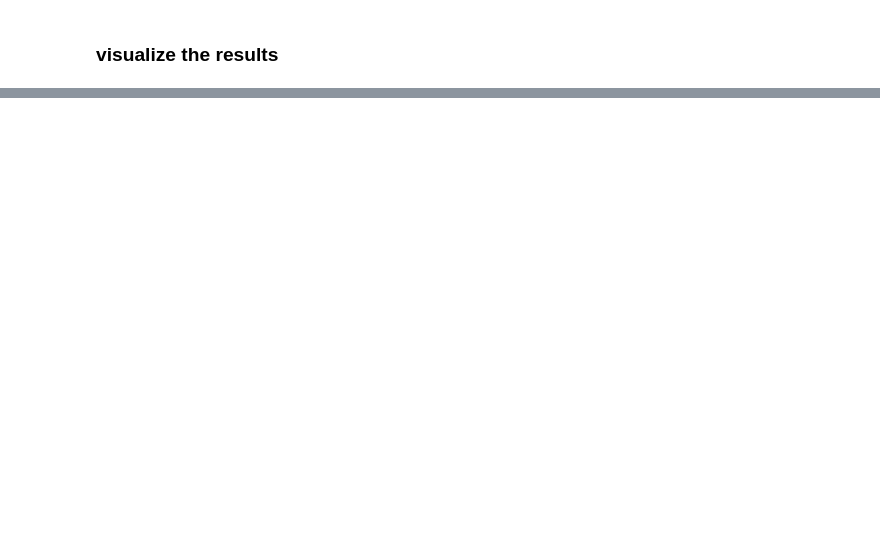
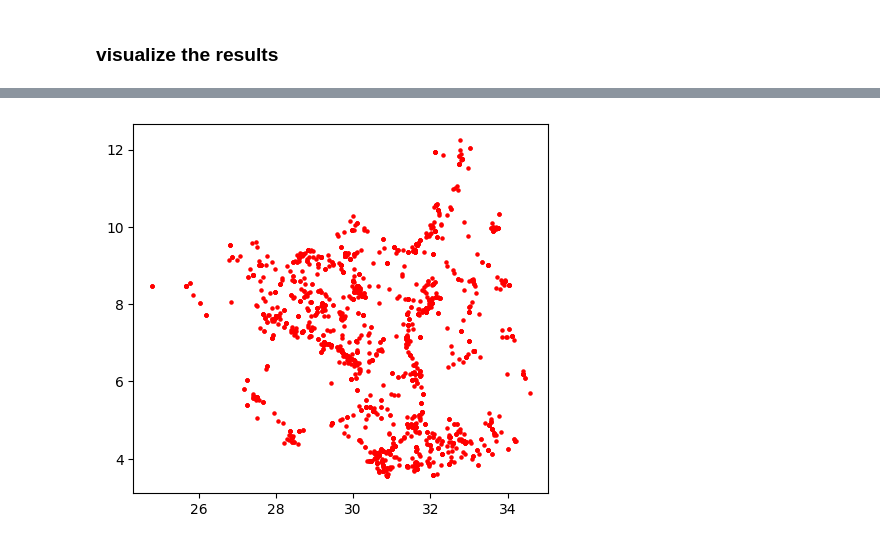
Before and after one commit to kaylanhua/conflicts, a Jupyter notebook: hoch/random_forest.ipynb, the cells around one changed output, grey strips where cells are left out. Saved outputs shown, nothing was run; the diff lists cells and outputs as text; code cells hidden in the pictures; blank space fills up the shorter version.

```diff
--- a/hoch/random_forest.ipynb
+++ b/hoch/random_forest.ipynb
@@ -161,0 +173,5 @@ plt.show()
+# %%
+df = X_test.copy()
+df['y_true'] = list(y_test.values)
+df['y_pred'] = y_pred
+df.head()
@@ -161,0 +185,9 @@ plt.show()
+# %%
+import geopandas as gpd
+import matplotlib.pyplot as plt
+
+gdf = gpd.GeoDataFrame(df, geometry=gpd.points_from_xy(df['LONGITUDE'], df['LATITUDE']))
+gdf.plot(marker='o', color='red', markersize=5)
+plt.show()
+# %% [output]
+[figure, added]
```
Also changed, not shown: parts of 12 cells of this notebook, 2 other files.
